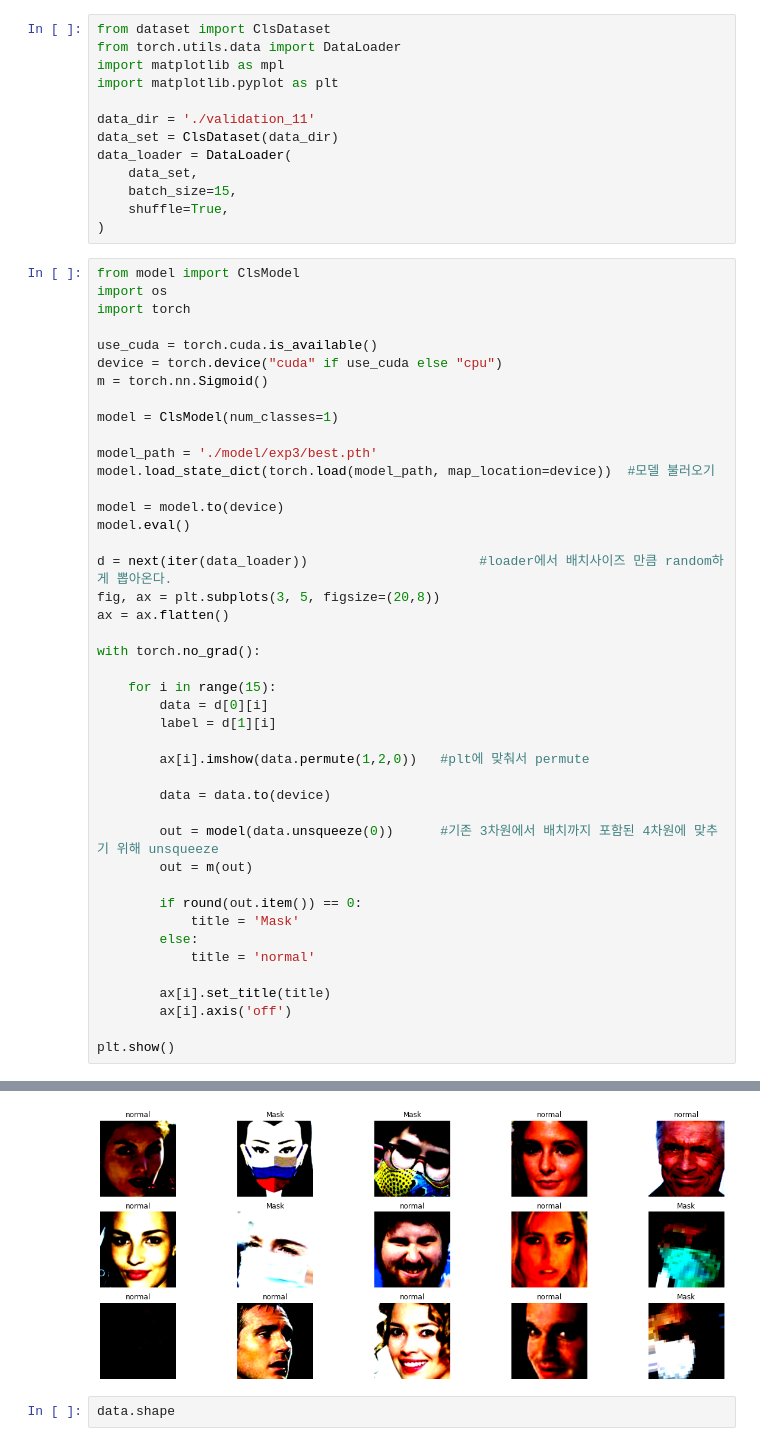
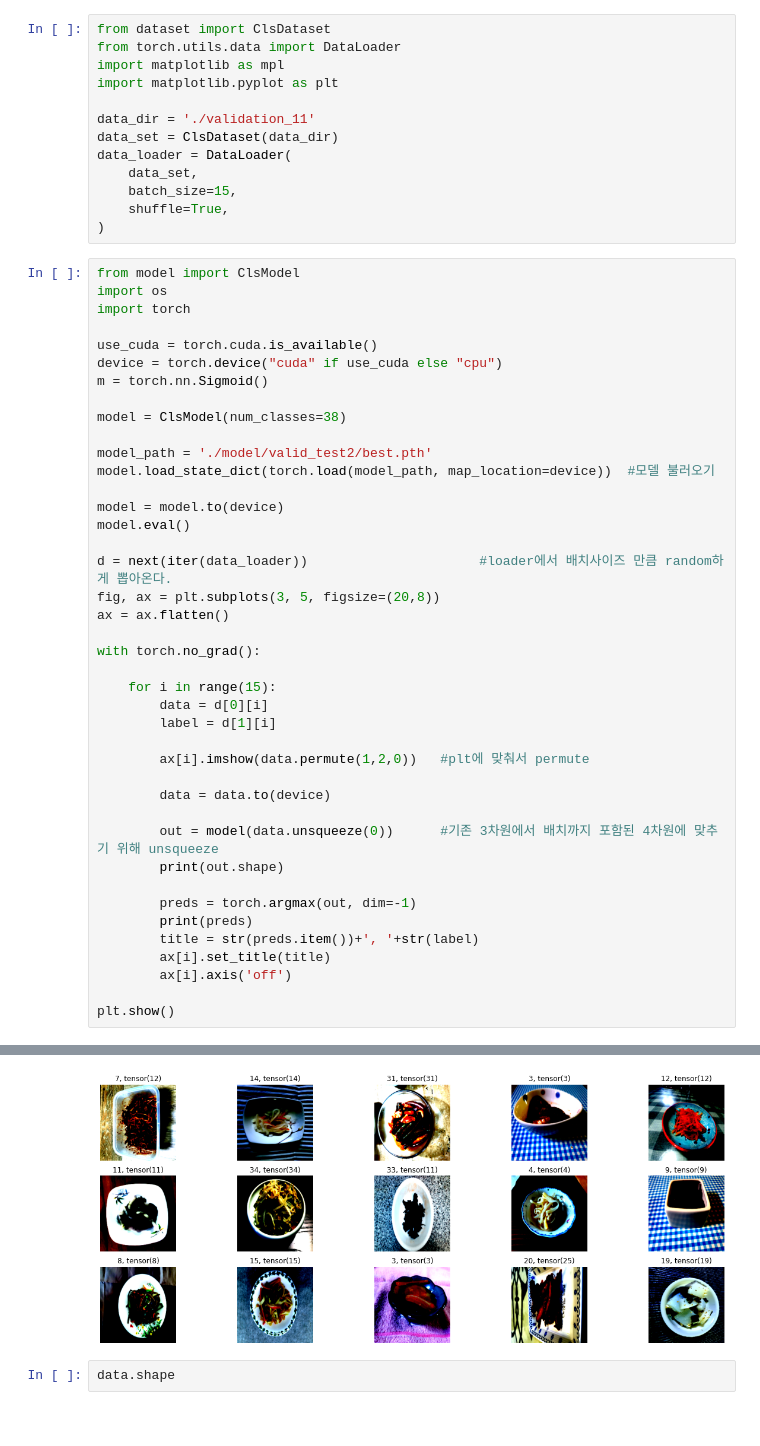
Before and after one commit to boostcampaitech2/final-project-level3-cv-17, a Jupyter notebook: classification/inference.ipynb, the cells around one changed output, grey strips where cells are left out. Cells and saved outputs as stored; diff of their text form.

```diff
--- a/classification/inference.ipynb
+++ b/classification/inference.ipynb
@@ -20,9 +20,9 @@ use_cuda = torch.cuda.is_available()
 device = torch.device("cuda" if use_cuda else "cpu")
 m = torch.nn.Sigmoid()
 
-model = ClsModel(num_classes=1)
+model = ClsModel(num_classes=38)
 
-model_path = './model/exp3/best.pth'
+model_path = './model/valid_test2/best.pth'
 model.load_state_dict(torch.load(model_path, map_location=device))  #모델 불러오기
 
 model = model.to(device)
@@ -43,13 +43,11 @@ with torch.no_grad():
         data = data.to(device)
 
         out = model(data.unsqueeze(0))      #기존 3차원에서 배치까지 포함된 4차원에 맞추기 위해 unsqueeze
-        out = m(out)
+        print(out.shape)
 
-        if round(out.item()) == 0:
-            title = 'Mask'
-        else:
-            title = 'normal'
-
+        preds = torch.argmax(out, dim=-1)
+        print(preds)
+        title = str(preds.item())+', '+str(label)
         ax[i].set_title(title)
         ax[i].axis('off')
 
@@ -75,4 +102,4 @@ Clipping input data to the valid range for imshow with RGB data ([0..1] for floa
-[figure, old version]
+[figure, new version]
 # %%
 data.shape
 # %% [output]
```
Also changed, not shown: parts of 2 cells of this notebook.
